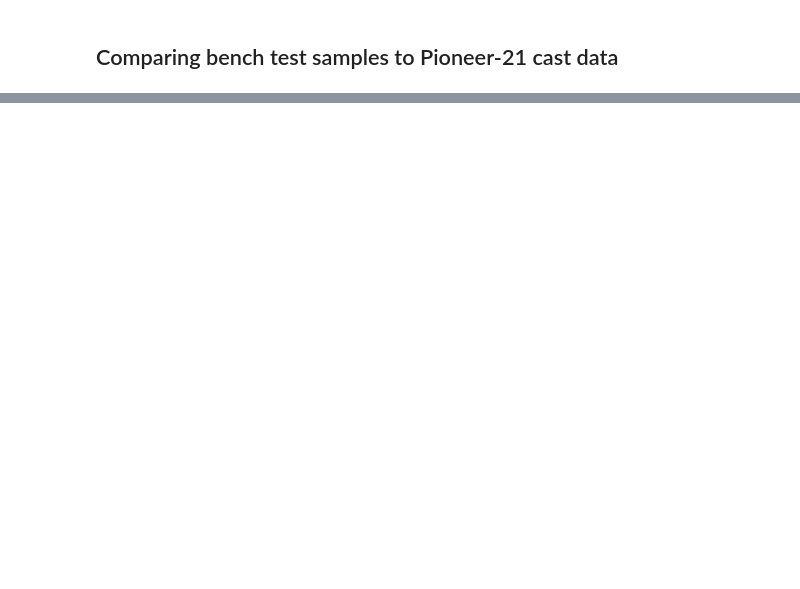
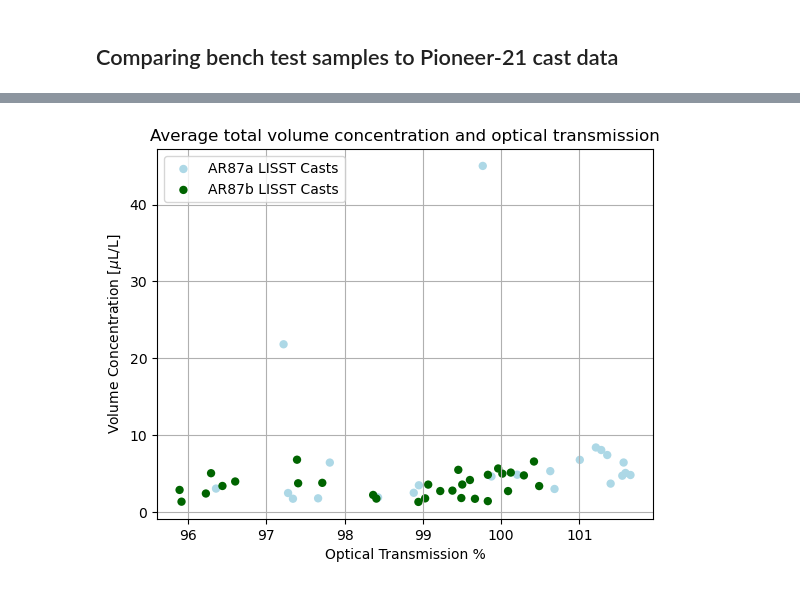
Before and after one commit to cooleyky/prtsz_deep_dive, a Jupyter notebook: 05-compare-oatmilk-to-pioneer21.ipynb, the cells around one changed output, grey strips where cells are left out. Saved outputs shown, nothing was run; the diff lists cells and outputs as text; code cells hidden in the pictures; blank space fills up the shorter version.

```diff
--- a/05-compare-oatmilk-to-pioneer21.ipynb
+++ b/05-compare-oatmilk-to-pioneer21.ipynb
@@ -104,0 +198,14 @@ ax3.grid()
+# %%
+# Plot only Pioneer-21 LISST cast
+# avg optical transmission against
+# avg total volume concentration
+fig1, ax1 = plt.subplots()
+ax1.scatter(ar87a_optical_transmission_avg*100, ar87a_total_volume_avg, c="lightblue", edgecolors="none", label="AR87a LISST Casts")
+ax1.scatter(ar87b_optical_transmission_avg*100, ar87b_total_volume_avg, c="darkgreen", edgecolors="none", label="AR87b LISST Casts")
+ax1.set_xlabel("Optical Transmission %")
+ax1.set_ylabel("Volume Concentration [$\mu$L/L]")
+ax1.legend()
+plt.title("Average total volume concentration and optical transmission")
+ax1.grid()
+# %% [output]
+[figure, added]
```
Also changed, not shown: parts of 13 cells of this notebook.
